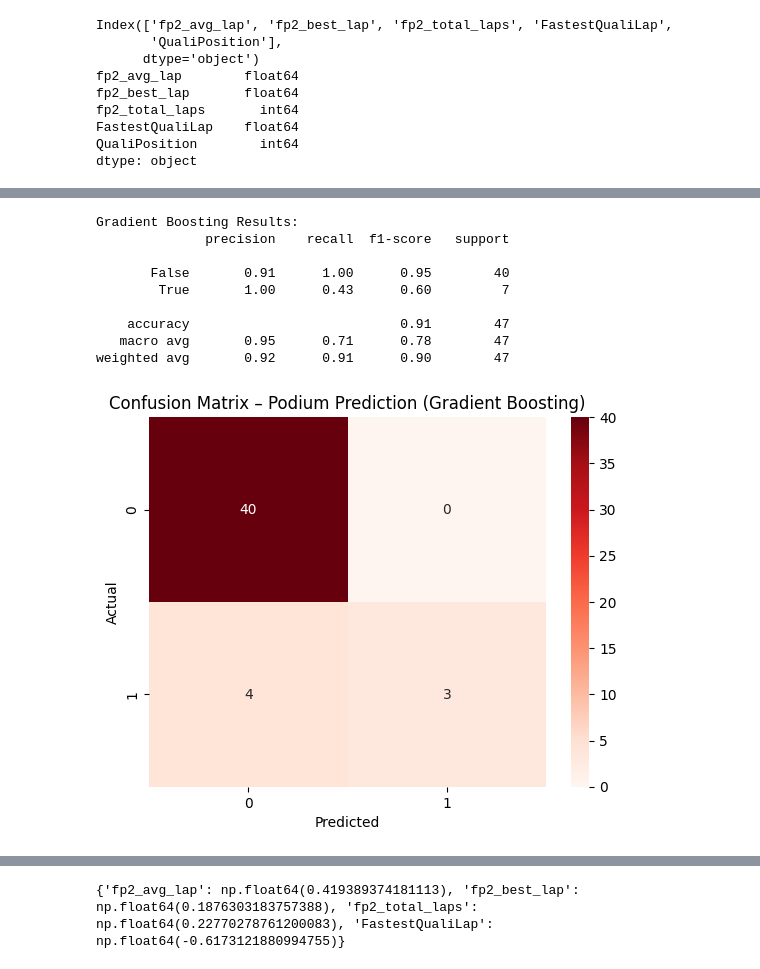
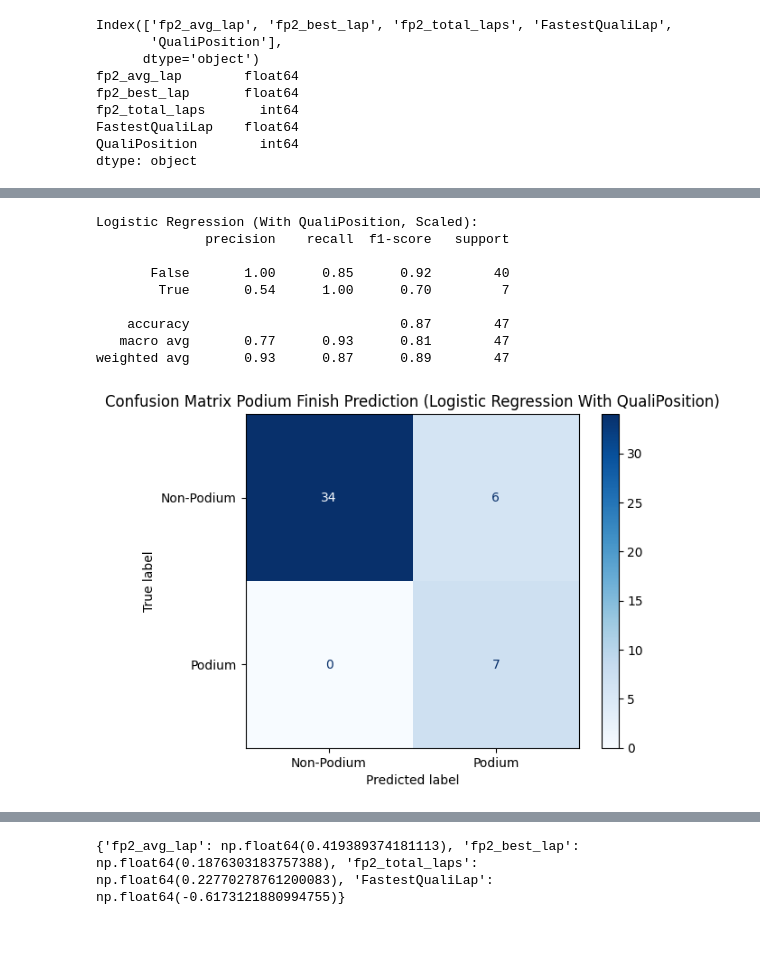
Before and after one commit to ipolishc22/f1-podium-predictor, a Jupyter notebook: notebooks/modeling.ipynb, the cells around one changed output, grey strips where cells are left out. Cells and saved outputs as stored; diff of their text form; code cells hidden in the pictures; blank space fills up the shorter version.

```diff
--- a/notebooks/modeling.ipynb
+++ b/notebooks/modeling.ipynb
@@ -103,28 +99,37 @@ weighted avg       0.93      0.87      0.89        47
-# %%
-gb_model = GradientBoostingClassifier(random_state=22)
-
-gb_model.fit(X_train, y_train)
-
-y_pred_gb = gb_model.predict(X_test)
-
-print("Gradient Boosting Results:")
-print(classification_report(y_test, y_pred_gb))
-
-cm = confusion_matrix(y_test, y_pred_gb)
-sns.heatmap(cm, annot=True, fmt='d', cmap="Reds")
-plt.xlabel("Predicted")
-plt.ylabel("Actual")
-plt.title("Confusion Matrix – Podium Prediction (Gradient Boosting)")
-plt.show()
-# %% [output]
-Gradient Boosting Results:
-              precision    recall  f1-score   support
-
-       False       0.91      1.00      0.95        40
-        True       1.00      0.43      0.60         7
-
-    accuracy                           0.91        47
-   macro avg       0.95      0.71      0.78        47
-weighted avg       0.92      0.91      0.90        47
-[figure, removed]
+# %%
+# scaled logistic regression
+X_train, X_test, y_train, y_test = train_test_split(X, y, stratify=y, random_state=22, test_size=0.2)
+
+scaler = StandardScaler()
+X_train_scaled = scaler.fit_transform(X_train)
+X_test_scaled = scaler.transform(X_test)
+
+log_model = LogisticRegression(class_weight='balanced', random_state=22)
+log_model.fit(X_train_scaled, y_train)
+y_pred_log = log_model.predict(X_test_scaled)
+
+print("Logistic Regression (With QualiPosition, Scaled):")
+print(classification_report(y_test, y_pred_log))
+
+ConfusionMatrixDisplay.from_predictions(
+    y_test, y_pred_log,
+    display_labels=['Non-Podium', 'Podium'],
+    cmap='Blues',
+    xticks_rotation=0
+)
+
+plt.title("Confusion Matrix Podium Finish Prediction (Logistic Regression With QualiPosition)")
+plt.grid(False)
+plt.show()
+# %% [output]
+Logistic Regression (With QualiPosition, Scaled):
+              precision    recall  f1-score   support
+
+       False       1.00      0.85      0.92        40
+        True       0.54      1.00      0.70         7
+
+    accuracy                           0.87        47
+   macro avg       0.77      0.93      0.81        47
+weighted avg       0.93      0.87      0.89        47
+[figure, added]
 # %%
```
Also changed, not shown: parts of 4 cells of this notebook.
